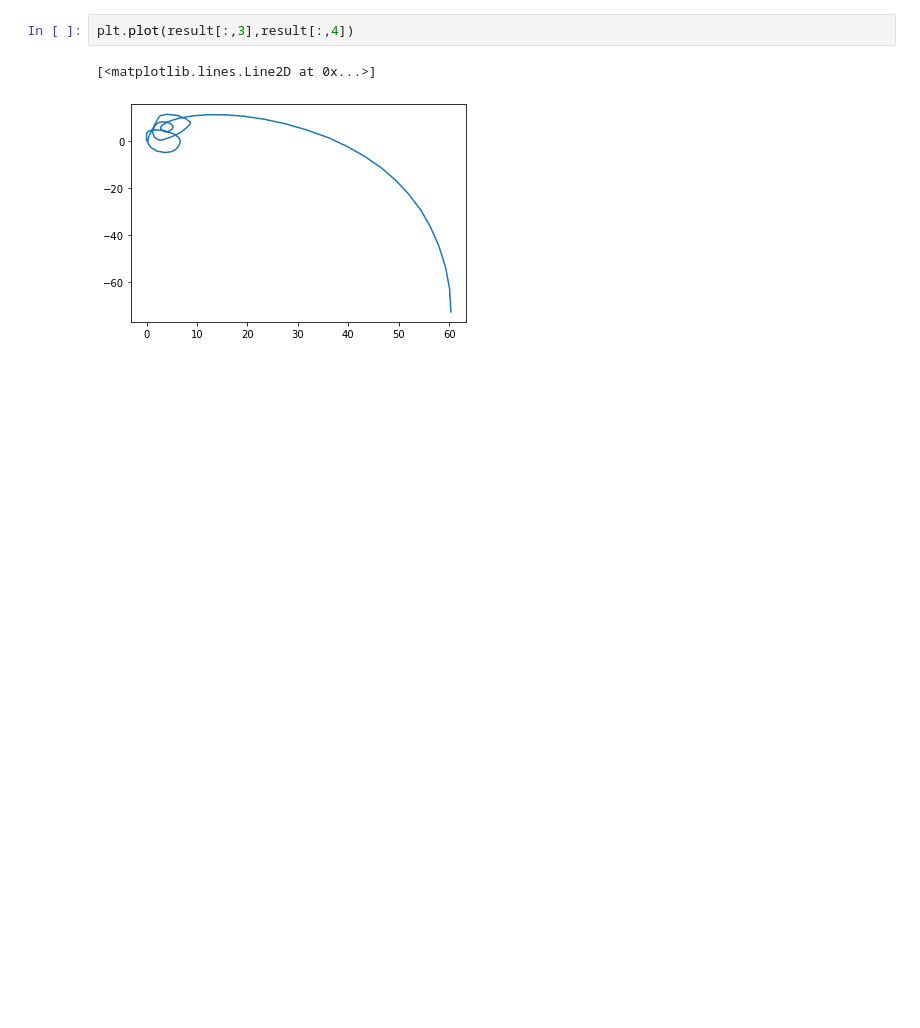
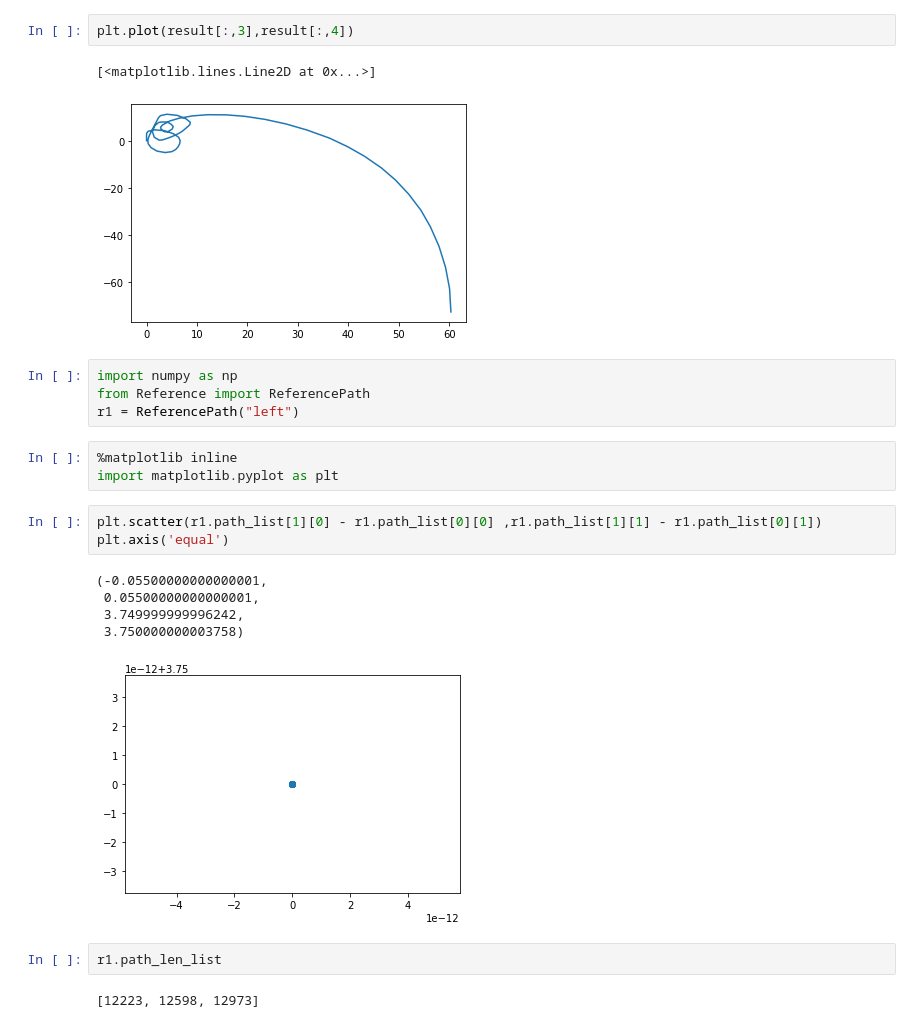
Before and after one commit to molumitu/crossroad_mpc, a Jupyter notebook: test.ipynb, the cells around one changed output. Drawn from its saved outputs; the diff is of its cells as text; blank space fills up the shorter version.

```diff
--- a/test.ipynb
+++ b/test.ipynb
@@ -233,3 +233,23 @@ plt.plot(result[:,3],result[:,4])
 # %% [output]
 [<matplotlib.lines.Line2D at 0x...>]
 [figure]
+# %%
+import numpy as np
+from Reference import ReferencePath
+r1 = ReferencePath("left")
+# %%
+%matplotlib inline
+import matplotlib.pyplot as plt
+# %%
+plt.scatter(r1.path_list[1][0] - r1.path_list[0][0] ,r1.path_list[1][1] - r1.path_list[0][1])
+plt.axis('equal')
+# %% [output]
+(-0.05500000000000001,
+ 0.05500000000000001,
+ 3.749999999996242,
+ 3.750000000003758)
+[figure, added]
+# %%
+r1.path_len_list
+# %% [output]
+[12223, 12598, 12973]
```
Also changed, not shown: 12 other files.
